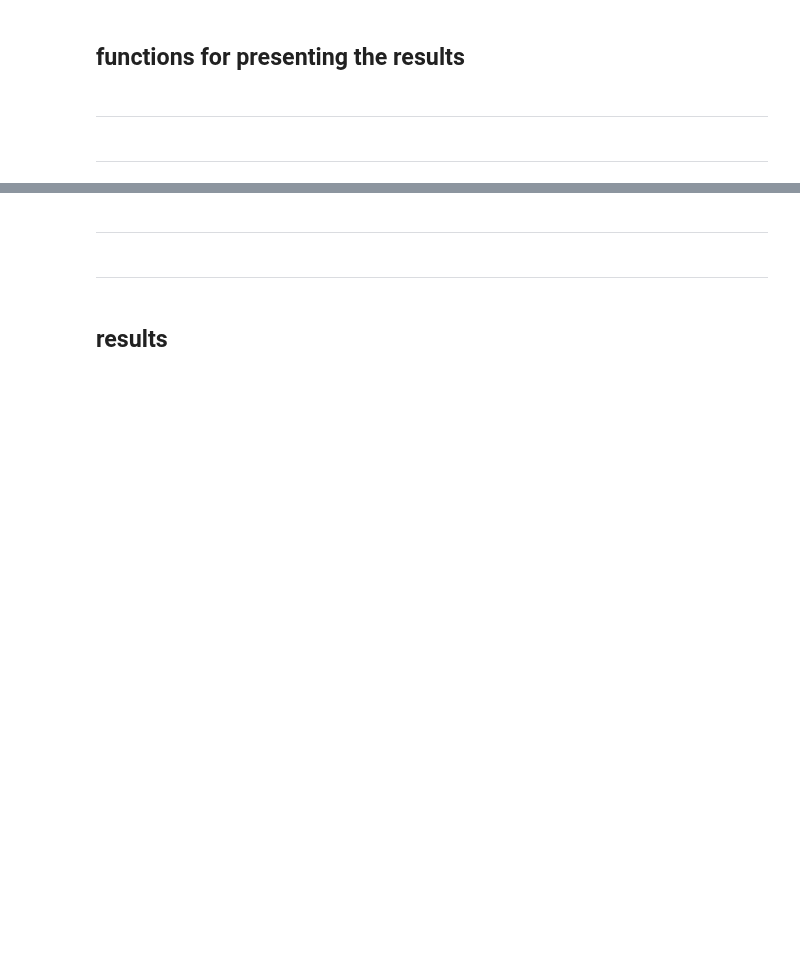
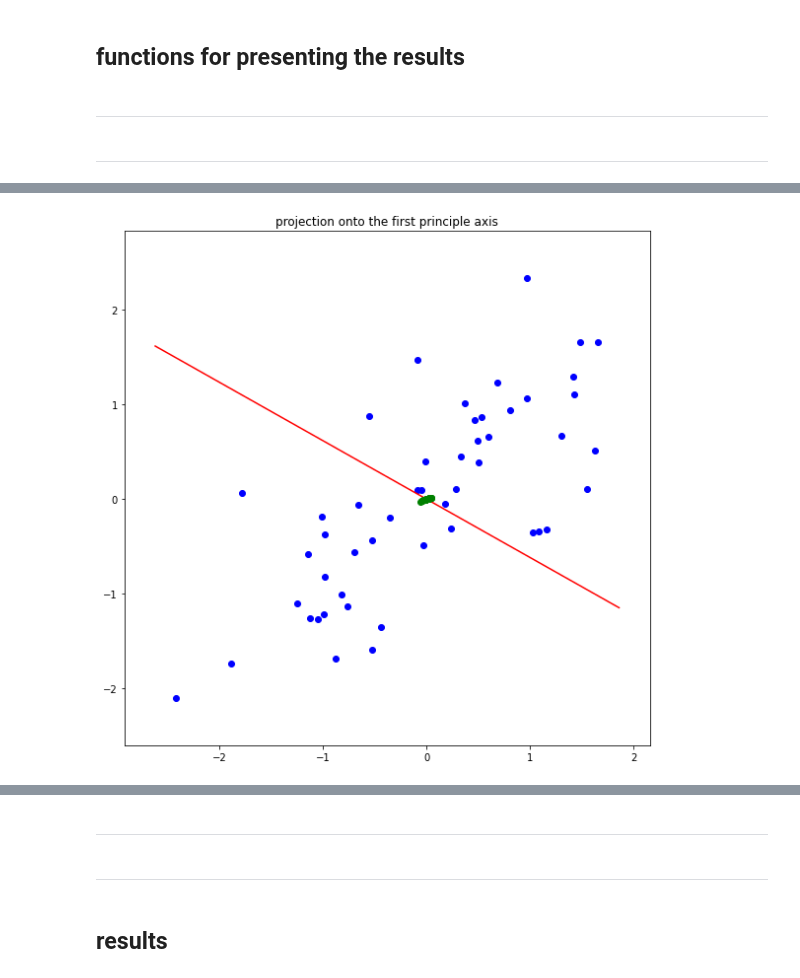
Before and after one commit to celestialxevermore/CAU_Machine_Learning, a Jupyter notebook: assignment_12/assignment_12.ipynb, the cells around one changed output, grey strips where cells are left out. Saved outputs shown, nothing was run; the diff lists cells and outputs as text; code cells hidden in the pictures; blank space fills up the shorter version.

```diff
--- a/assignment_12/assignment_12.ipynb
+++ b/assignment_12/assignment_12.ipynb
@@ -223,0 +301,41 @@ function_result_02()
+# %%
+def function_result_05():
+
+    plt.figure(figsize=(8,8))
+    plt.title('projection onto the first principle axis')
+
+    # ++++++++++++++++++++++++++++++++++++++++++++++++++
+    # complete the blanks
+    #
+    plt.scatter(x,y,c='blue')
+
+    axes = plt.subplot(111)
+
+
+
+    x_value = [0,principal_component_1[0]]
+    y_value = [0,principal_component_1[1]]
+
+    x_lim = axes.get_xlim()
+    y_lim = axes.get_ylim()
+
+    x_extt = np.linspace(x_lim[0],x_lim[1],100)
+    poly = np.polyfit(x_value,y_value,deg=1)
+    y_extt = np.poly1d(poly)(x_extt)
+
+    axes.plot(x_extt,y_extt,'r')
+
+    plt.scatter(projection1[:,0],projection1[:,1],color="g",zorder=111)
+
+    #
+    # ++++++++++++++++++++++++++++++++++++++++++++++++++
+
+    plt.xlim(min_x - 0.5, max_x + 0.5)
+    plt.ylim(min_y - 0.5, max_y + 0.5)
+
+    plt.tight_layout()
+    plt.show()
+# %%
+function_result_05()
+# %% [output]
+[figure, added]
```
Also changed, not shown: parts of 13 cells of this notebook.
